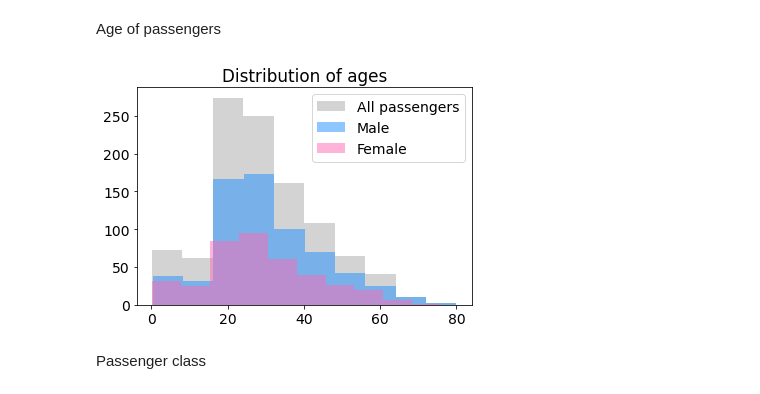
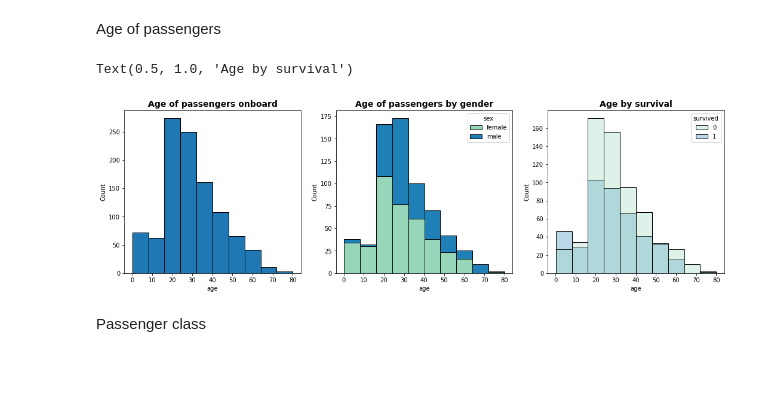
Before and after one commit to kimco2/Titanic_survival_predictions, a Jupyter notebook: Titanic_data_setup.ipynb, the cells around one changed output. Saved outputs shown, nothing was run; the diff lists cells and outputs as text; code cells hidden in the pictures; blank space fills up the shorter version.

```diff
--- a/Titanic_data_setup.ipynb
+++ b/Titanic_data_setup.ipynb
@@ -94,23 +85,14 @@ plt.bar(x, y,);
 # %% [markdown]
 <h7> Age of passengers
-# %%
-# Age of passenges
-age_df = graph_df.dropna(subset=['age'])
-
-# Data to chart
-x = age_df['age']
-x1 = age_df.loc[age_df['sex'] == 'female', 'age']
-x2 = age_df.loc[age_df['sex'] == 'male', 'age']
-
-# Charting the data
-kwargs = dict(alpha=0.5)
-plt.hist(x, color='lightgray', label='All passengers')
-plt.hist(x2, **kwargs, color='dodgerblue', label='Male')
-plt.hist(x1, **kwargs, color='hotpink', label='Female')
-plt.title('Distribution of ages')
-plt.legend();
-# %% [output]
-[figure, removed]
+# %%
+# Charting age of passengers
+fig, axes = plt.subplots(1, 3, figsize=(18, 5))
+sns.histplot(ax=axes[0], data=graph_df, x='age', bins=10, alpha=1).set_title("Age of passengers onboard", fontsize=14, fontweight='bold')
+sns.histplot(ax=axes[1], data=graph_df, x='age', hue='sex',  palette=palette, bins=10, alpha=1).set_title("Age of passengers by gender", fontsize=14, fontweight='bold')
+sns.histplot(ax=axes[2], data=graph_df, x='age', hue='survived',  palette=palette, bins=10, alpha=0.3).set_title("Age by survival", fontsize=14, fontweight='bold')
+# %% [output]
+Text(0.5, 1.0, 'Age by survival')
+[figure, added]
 # %% [markdown]
 <h7> Passenger class
 # %%
```
Also changed, not shown: parts of 60 cells of this notebook.
